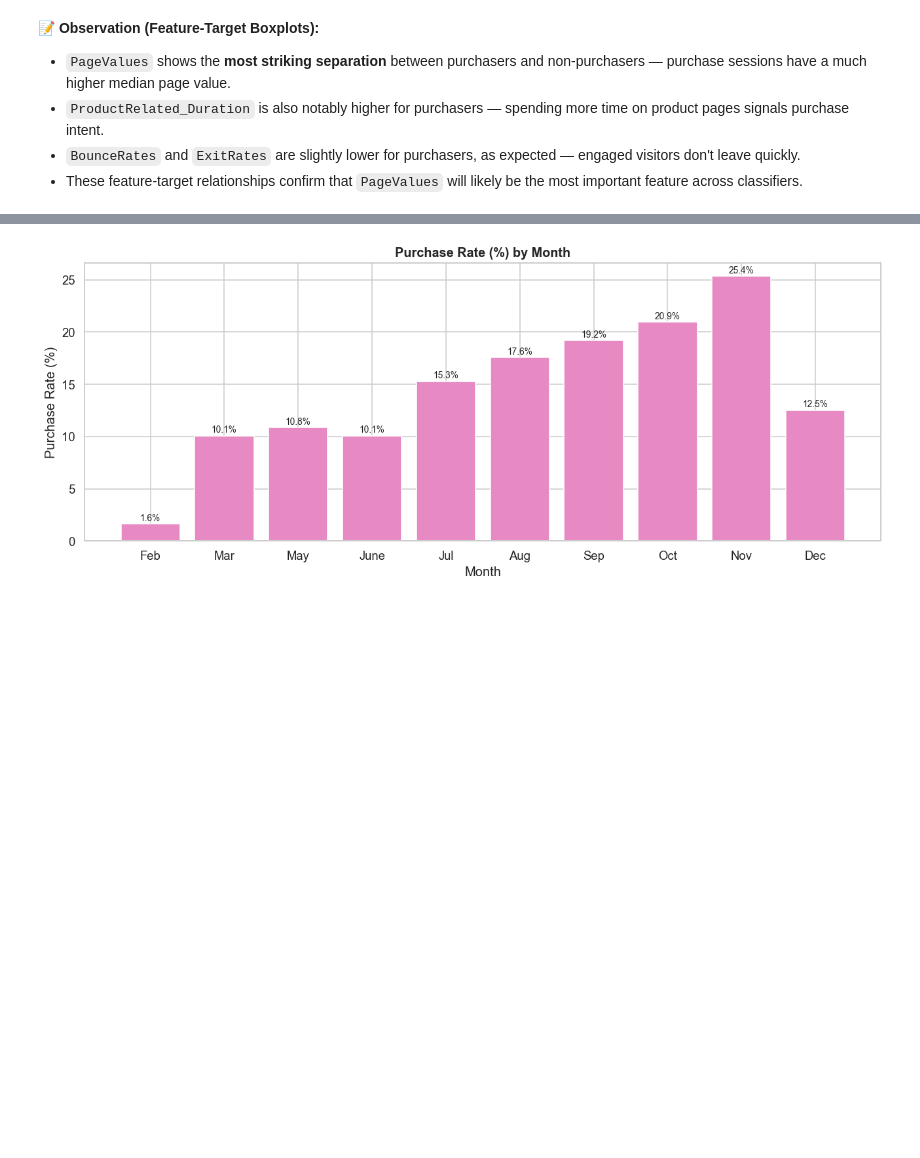
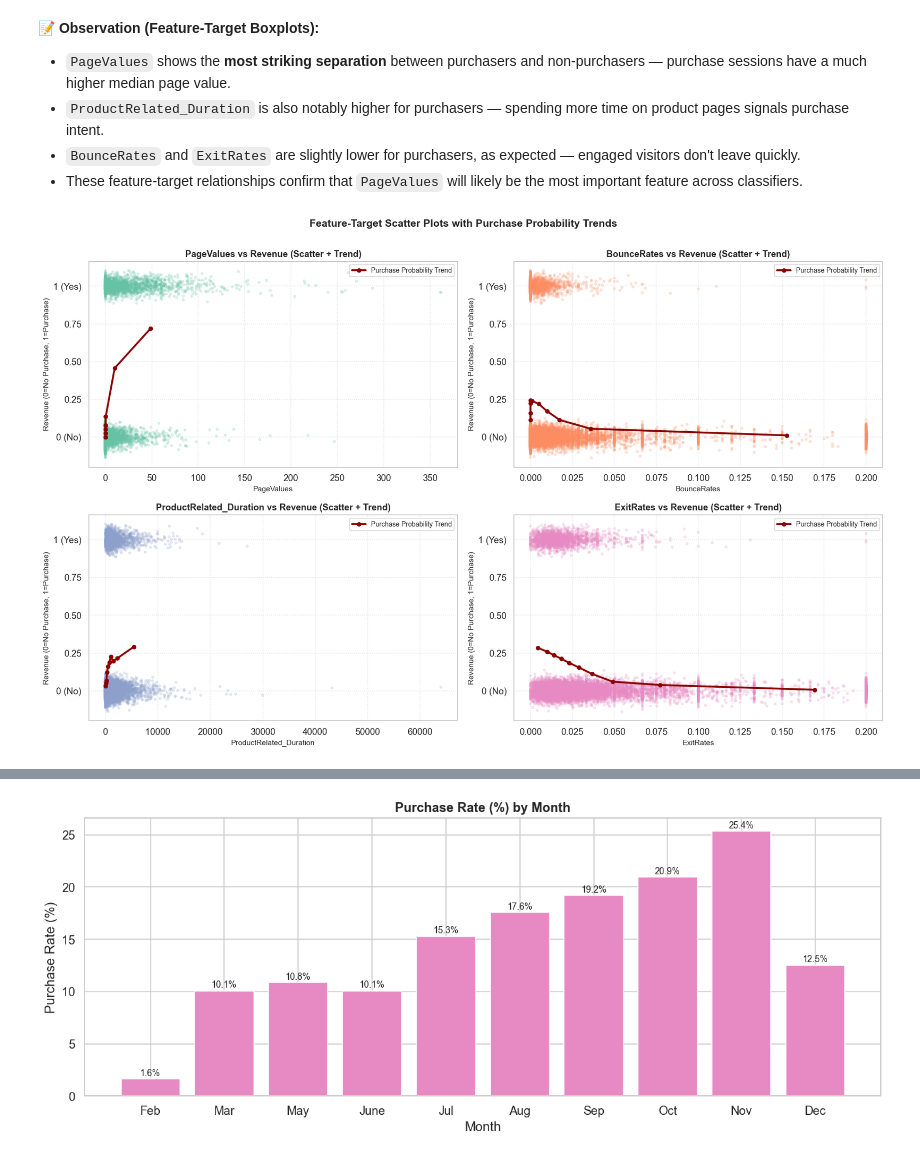
Before and after one commit to gauresh1036/ML_Capstone, a Jupyter notebook: notebooks/classification.ipynb, the cells around one changed output, grey strips where cells are left out. Cells and saved outputs as stored; diff of their text form; code cells hidden in the pictures; blank space fills up the shorter version.

Commit message:
feat(classification): add feature-target scatter plots and 5-fold CV for top-2 models

```diff
--- a/notebooks/classification.ipynb
+++ b/notebooks/classification.ipynb
@@ -338,3 +339,50 @@ plt.show()
 - `ProductRelated_Duration` is also notably higher for purchasers — spending more time on product pages signals purchase intent.
 - `BounceRates` and `ExitRates` are slightly lower for purchasers, as expected — engaged visitors don't leave quickly.
 - These feature-target relationships confirm that `PageValues` will likely be the most important feature across classifiers.
+# %%
+# ------------------------------------------------------------------
+# 2.6  Feature-target scatter plots
+# At least 2 feature-target relationships visualised via scatter plots
+# ------------------------------------------------------------------
+scatter_pairs = [
+    ('PageValues', 'Revenue'),
+    ('BounceRates', 'Revenue'),
+    ('ProductRelated_Duration', 'Revenue'),
+    ('ExitRates', 'Revenue')
+]
+
+fig, axes = plt.subplots(2, 2, figsize=(16, 10))
+axes = axes.flatten()
+
+# Add small vertical jitter to binary target (0/1) to visualise point density
+np.random.seed(RANDOM_STATE)
+jitter = np.random.normal(0, 0.035, size=len(df))
+rev_numeric = df['Revenue'].astype(int)
+
+for i, (feat, target_col) in enumerate(scatter_pairs):
+    ax = axes[i]
+    # Scatter points with jitter on target
+    ax.scatter(df[feat], rev_numeric + jitter,
+               alpha=0.25, s=16, color=COLORS[i % len(COLORS)], edgecolors='none')
+
+    # Add binned mean / trend line to highlight relationship
+    bins = pd.qcut(df[feat].rank(method='first'), q=10, duplicates='drop')
+    bin_centers = df.groupby(bins, observed=False)[feat].mean()
+    bin_target_mean = df.groupby(bins, observed=False)['Revenue'].mean()
+    ax.plot(bin_centers, bin_target_mean, color='darkred', linewidth=2.5,
+            marker='o', markersize=5, label='Purchase Probability Trend')
+
+    ax.set_title(f'{feat} vs Revenue (Scatter + Trend)', fontsize=12, fontweight='bold')
+    ax.set_xlabel(feat, fontsize=10)
+    ax.set_ylabel('Revenue (0=No Purchase, 1=Purchase)', fontsize=10)
+    ax.set_yticks([0, 0.25, 0.5, 0.75, 1.0])
+    ax.set_yticklabels(['0 (No)', '0.25', '0.50', '0.75', '1 (Yes)'])
+    ax.legend(loc='best', fontsize=9)
+    ax.grid(True, linestyle=':', alpha=0.6)
+
+fig.suptitle('Feature-Target Scatter Plots with Purchase Probability Trends',
+             fontsize=14, fontweight='bold', y=1.00)
+plt.tight_layout()
+plt.show()
+# %% [output]
+[figure, added]
```
Also changed, not shown: parts of 16 cells of this notebook.
